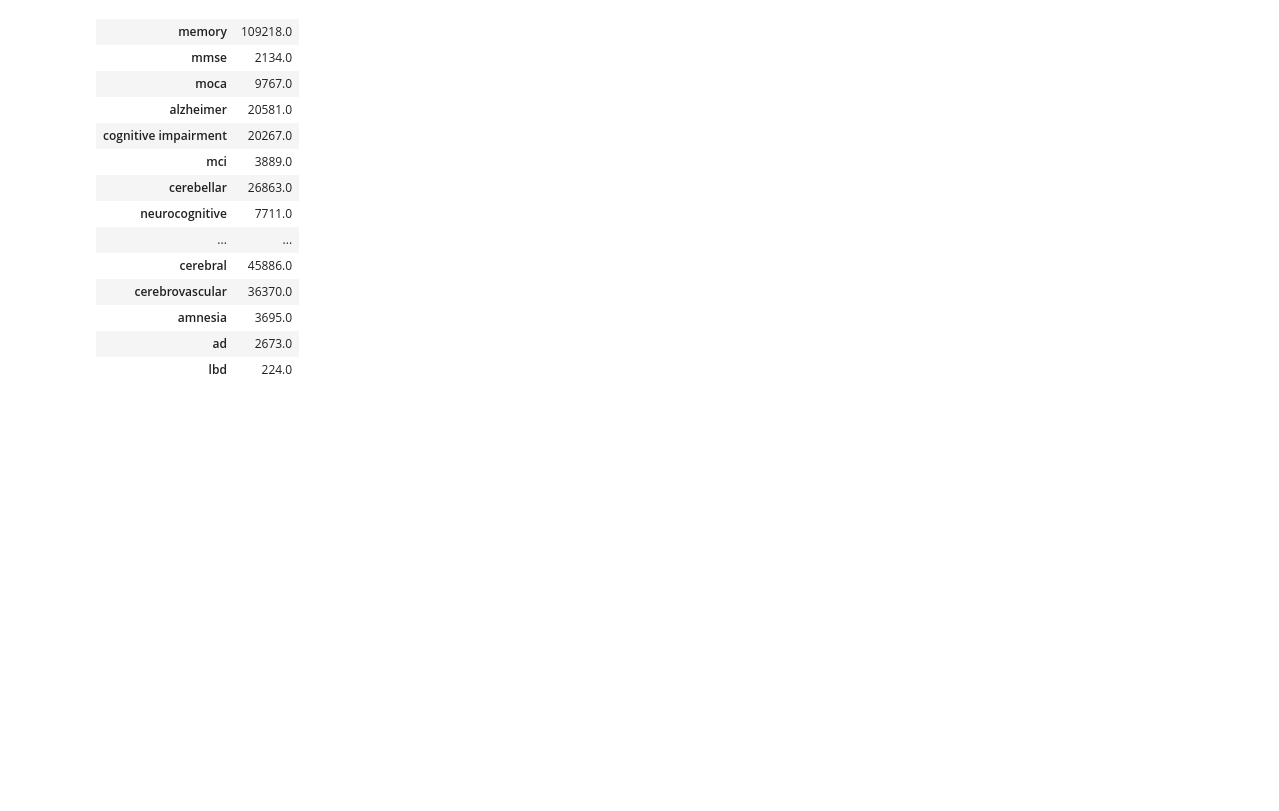
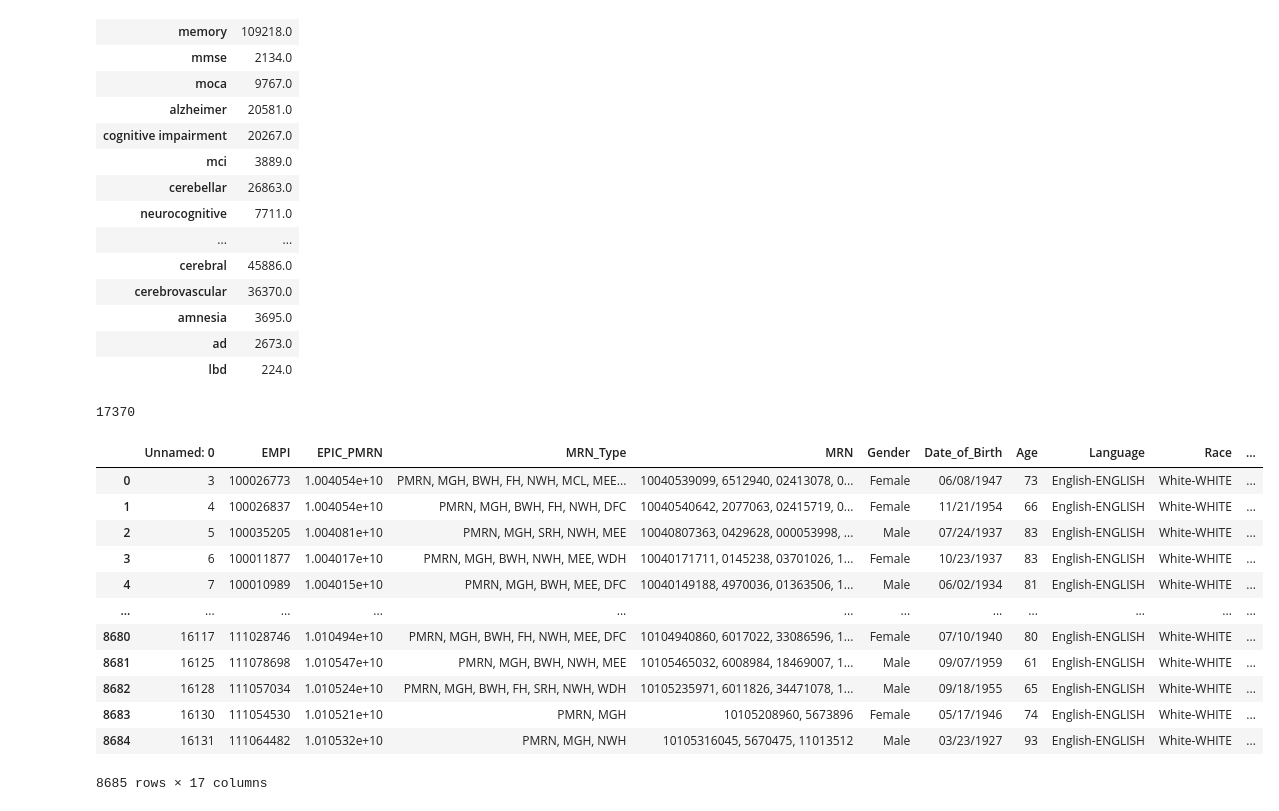
Before and after one commit to anaconda121/NeuraHealth, a Jupyter notebook: EDA/Getting_Data/Table 1.ipynb, the cells around one changed output. Cells and saved outputs as stored; diff of their text form; code cells hidden in the pictures; blank space fills up the shorter version.

Commit message:
code for getting data for table 1 of paper

```diff
--- a/EDA/Getting_Data/Table 1.ipynb
+++ b/EDA/Getting_Data/Table 1.ipynb
@@ -408,3 +408,5 @@ match_counts
 | lbd | 224.0 |
 # %%
 match_counts.to_csv(r"C:\Users\MIND_DS\Dropbox (Partners HealthCare)\NLP\Tanish\BigDataSets\Regex_match\FINAL\match_counts.csv")
+# %%
+f1 = pd.read_csv(r"C:\Users\MIND_DS\Dropbox (Partners HealthCare)\NLP\Tanish\APOE-SLAT\EDA\Getting_Data\Biobank_filtered_csv\file1.csv")
@@ -410,0 +415,20 @@ match_counts.to_csv(r"C:\Users\MIND_DS\Dropbox (Partners HealthCare)\NLP\Tanish\
+# %%
+len(f1) + len(f2)
+# %% [output]
+17370
+# %%
+f1
+# %% [output]
+|  | Unnamed: 0 | EMPI | EPIC_PMRN | MRN_Type | MRN | Gender | Date_of_Birth | Age | Language | Race | ... |
+| 0 | 3 | 100026773 | 1.004054e+10 | PMRN, MGH, BWH, FH, NWH, MCL, MEE... | 10040539099, 6512940, 02413078, 0... | Female | 06/08/1947 | 73 | English-ENGLISH | White-WHITE | ... |
+| 1 | 4 | 100026837 | 1.004054e+10 | PMRN, MGH, BWH, FH, NWH, DFC | 10040540642, 2077063, 02415719, 0... | Female | 11/21/1954 | 66 | English-ENGLISH | White-WHITE | ... |
+| 2 | 5 | 100035205 | 1.004081e+10 | PMRN, MGH, SRH, NWH, MEE | 10040807363, 0429628, 000053998, ... | Male | 07/24/1937 | 83 | English-ENGLISH | White-WHITE | ... |
+| 3 | 6 | 100011877 | 1.004017e+10 | PMRN, MGH, BWH, NWH, MEE, WDH | 10040171711, 0145238, 03701026, 1... | Female | 10/23/1937 | 83 | English-ENGLISH | White-WHITE | ... |
+| 4 | 7 | 100010989 | 1.004015e+10 | PMRN, MGH, BWH, MEE, DFC | 10040149188, 4970036, 01363506, 1... | Male | 06/02/1934 | 81 | English-ENGLISH | White-WHITE | ... |
+| ... | ... | ... | ... | ... | ... | ... | ... | ... | ... | ... | ... |
+| 8680 | 16117 | 111028746 | 1.010494e+10 | PMRN, MGH, BWH, FH, NWH, MEE, DFC | 10104940860, 6017022, 33086596, 1... | Female | 07/10/1940 | 80 | English-ENGLISH | White-WHITE | ... |
+| 8681 | 16125 | 111078698 | 1.010547e+10 | PMRN, MGH, BWH, NWH, MEE | 10105465032, 6008984, 18469007, 1... | Male | 09/07/1959 | 61 | English-ENGLISH | White-WHITE | ... |
+| 8682 | 16128 | 111057034 | 1.010524e+10 | PMRN, MGH, BWH, FH, SRH, NWH, WDH | 10105235971, 6011826, 34471078, 1... | Male | 09/18/1955 | 65 | English-ENGLISH | White-WHITE | ... |
+| 8683 | 16130 | 111054530 | 1.010521e+10 | PMRN, MGH | 10105208960, 5673896 | Female | 05/17/1946 | 74 | English-ENGLISH | White-WHITE | ... |
+| 8684 | 16131 | 111064482 | 1.010532e+10 | PMRN, MGH, NWH | 10105316045, 5670475, 11013512 | Male | 03/23/1927 | 93 | English-ENGLISH | White-WHITE | ... |
+8685 rows × 17 columns
```
Also changed, not shown: parts of 13 cells of this notebook.
